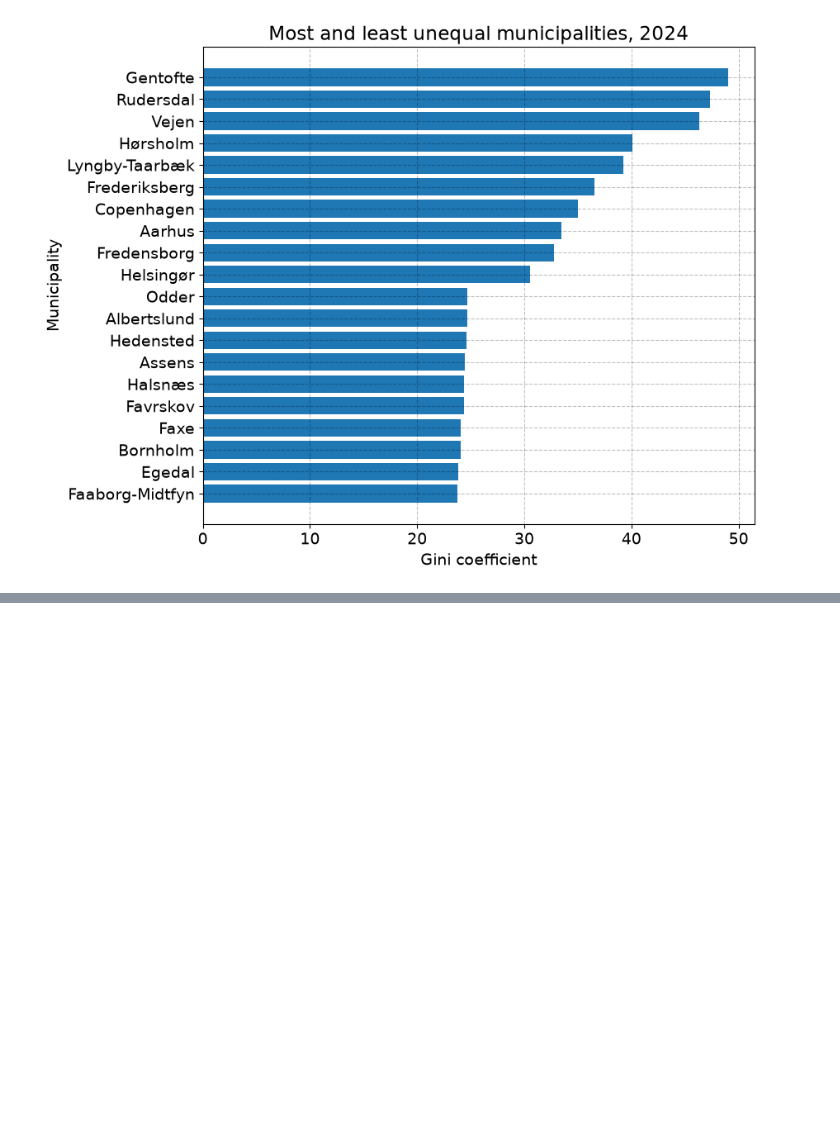
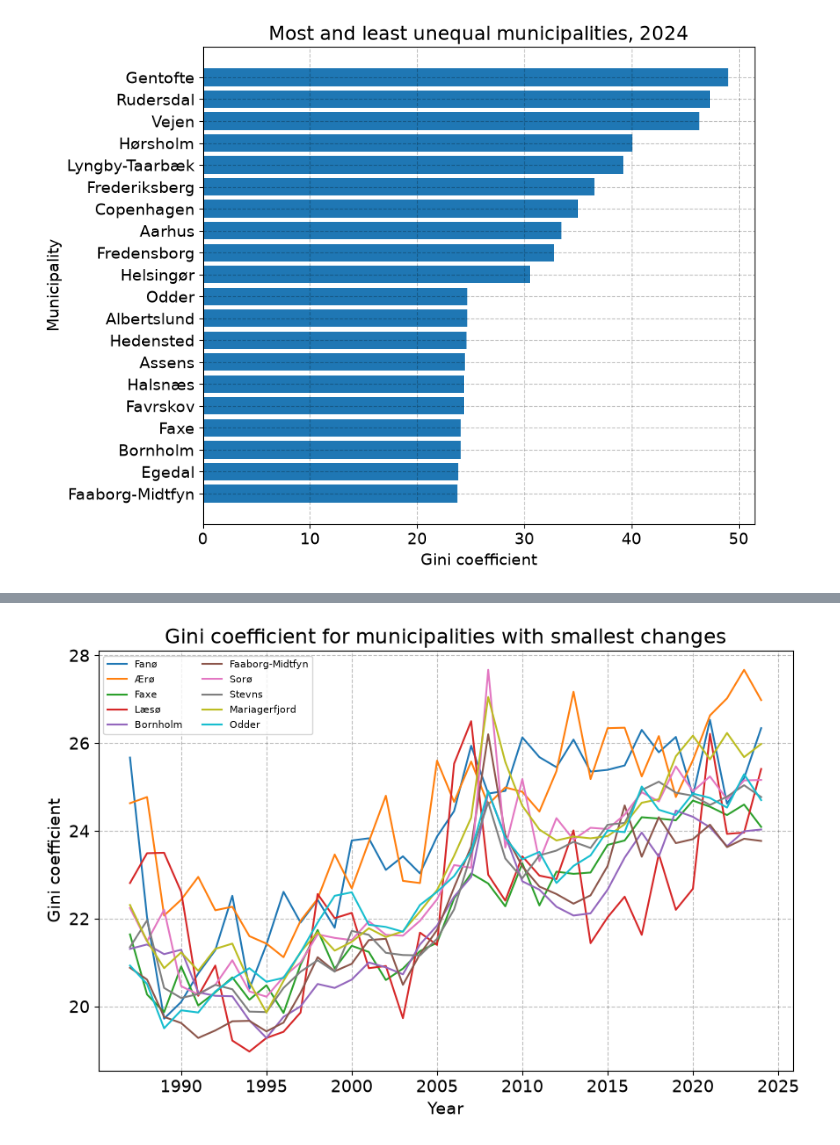
Before and after one commit to OttoBengtson/programming-for-economists, a Jupyter notebook: Data_Project_Version_1.ipynb, the cells around one changed output, grey strips where cells are left out. Drawn from its saved outputs; the diff is of its cells as text; code cells hidden in the pictures; blank space fills up the shorter version.

```diff
--- a/Data_Project_Version_1.ipynb
+++ b/Data_Project_Version_1.ipynb
@@ -1178,0 +1357,55 @@ fig.tight_layout()
+# %%
+# d. inspect underlying series for municipalities
+# with the smallest changes
+
+# a. store municipality names
+smallest_change_names = smallest_changes['municipality'].tolist()
+
+# b. select historical observations
+I = gini_municipalities['municipality'].isin(
+    smallest_change_names
+)
+
+smallest_change_series = (
+    gini_municipalities
+    .loc[I]
+    .copy()
+)
+
+# c. plot historical Gini series
+fig = plt.figure(figsize=(9,6))
+ax = fig.add_subplot(1,1,1)
+
+for municipality in smallest_change_names:
+
+    I = (
+        smallest_change_series['municipality']
+        == municipality
+    )
+
+    municipality_data = (
+        smallest_change_series
+        .loc[I]
+        .sort_values('year')
+    )
+
+    ax.plot(
+        municipality_data['year'],
+        municipality_data['gini'],
+        lw=1.5,
+        label=municipality
+    )
+
+# d. labels
+ax.set_title(
+    'Gini coefficient for municipalities with smallest changes'
+)
+ax.set_xlabel('Year')
+ax.set_ylabel('Gini coefficient')
+
+# e. legend
+ax.legend(fontsize=8, ncol=2)
+
+fig.tight_layout()
+# %% [output]
+[figure, added]
```
Also changed, not shown: parts of 6 cells of this notebook.
